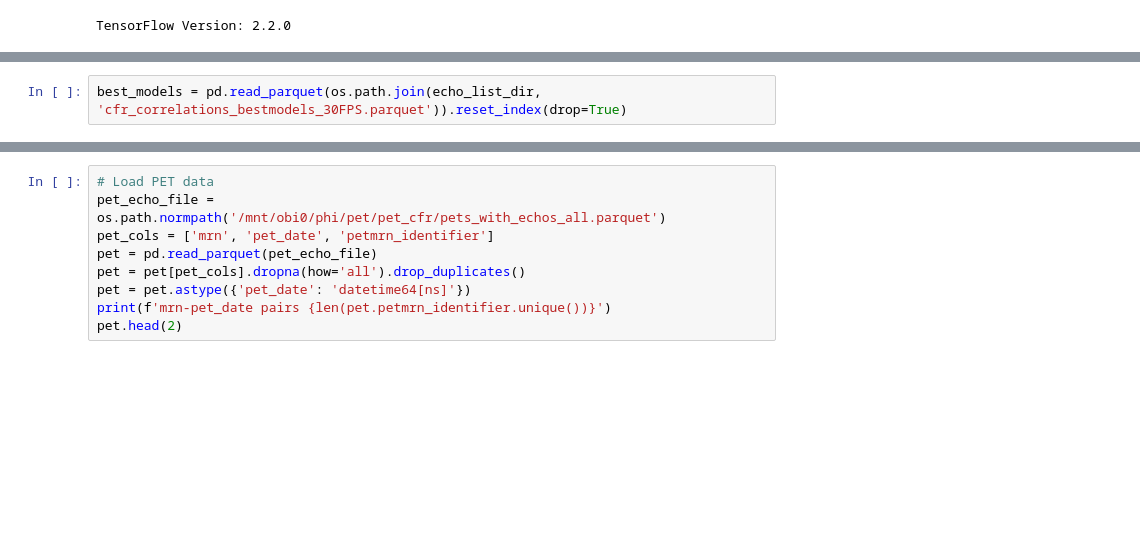
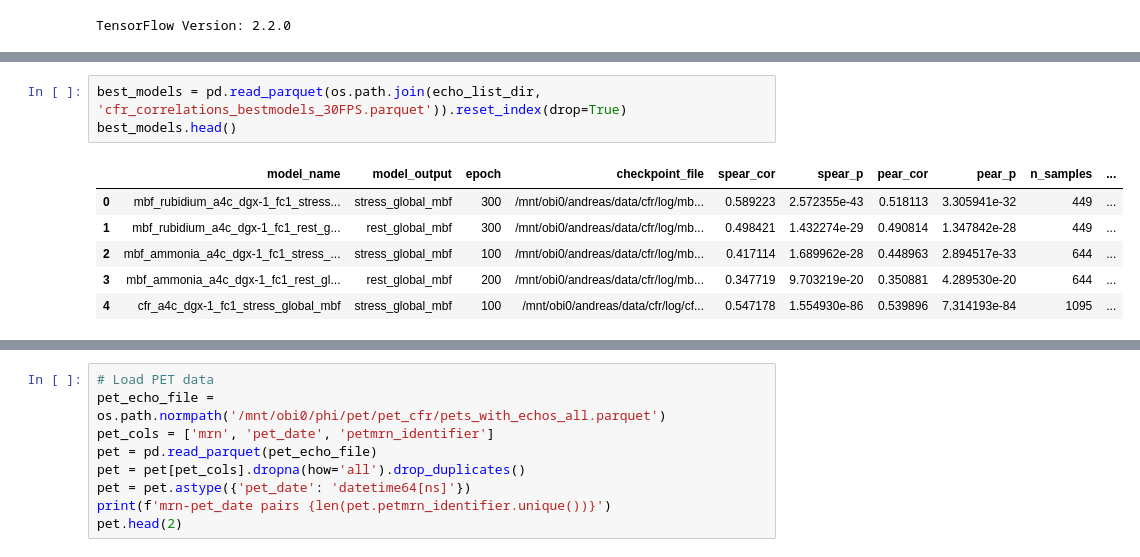
Before and after one commit to awerdich/werdich-cfr, a Jupyter notebook: notebooks/Inc2_Inference.ipynb, the cells around one changed output, grey strips where cells are left out. Cells and saved outputs as stored; diff of their text form; blank space fills up the shorter version.

```diff
--- a/notebooks/Inc2_Inference.ipynb
+++ b/notebooks/Inc2_Inference.ipynb
@@ -46,5 +46,13 @@ echo_df.head(2)
 # %%
 best_models = pd.read_parquet(os.path.join(echo_list_dir, 'cfr_correlations_bestmodels_30FPS.parquet')).reset_index(drop=True)
+best_models.head()
+# %% [output]
+|  | model_name | model_output | epoch | checkpoint_file | spear_cor | spear_p | pear_cor | pear_p | n_samples | ... |
+| 0 | mbf_rubidium_a4c_dgx-1_fc1_stress... | stress_global_mbf | 300 | /mnt/obi0/andreas/data/cfr/log/mb... | 0.589223 | 2.572355e-43 | 0.518113 | 3.305941e-32 | 449 | ... |
+| 1 | mbf_rubidium_a4c_dgx-1_fc1_rest_g... | rest_global_mbf | 300 | /mnt/obi0/andreas/data/cfr/log/mb... | 0.498421 | 1.432274e-29 | 0.490814 | 1.347842e-28 | 449 | ... |
+| 2 | mbf_ammonia_a4c_dgx-1_fc1_stress_... | stress_global_mbf | 100 | /mnt/obi0/andreas/data/cfr/log/mb... | 0.417114 | 1.689962e-28 | 0.448963 | 2.894517e-33 | 644 | ... |
+| 3 | mbf_ammonia_a4c_dgx-1_fc1_rest_gl... | rest_global_mbf | 200 | /mnt/obi0/andreas/data/cfr/log/mb... | 0.347719 | 9.703219e-20 | 0.350881 | 4.289530e-20 | 644 | ... |
+| 4 | cfr_a4c_dgx-1_fc1_stress_global_mbf | stress_global_mbf | 100 | /mnt/obi0/andreas/data/cfr/log/cf... | 0.547178 | 1.554930e-86 | 0.539896 | 7.314193e-84 | 1095 | ... |
 # %%
 # Create a reduced npy_feather files to speed up the metadata collections
 file_df_file = 'echo_'+location+'_npy_feather_files_'+meta_date+'.parquet'
```
Also changed, not shown: parts of 6 cells of this notebook, 2 other files.
